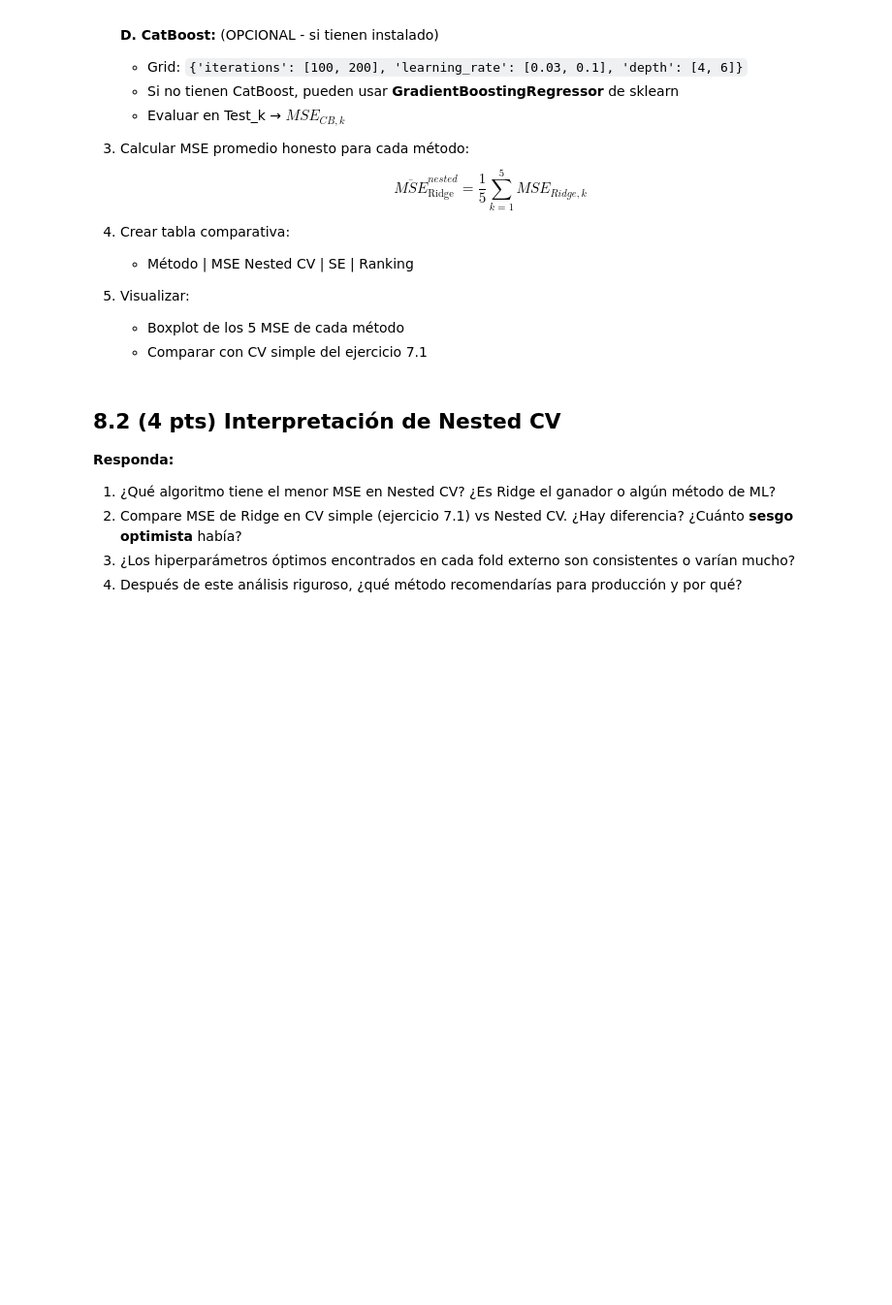
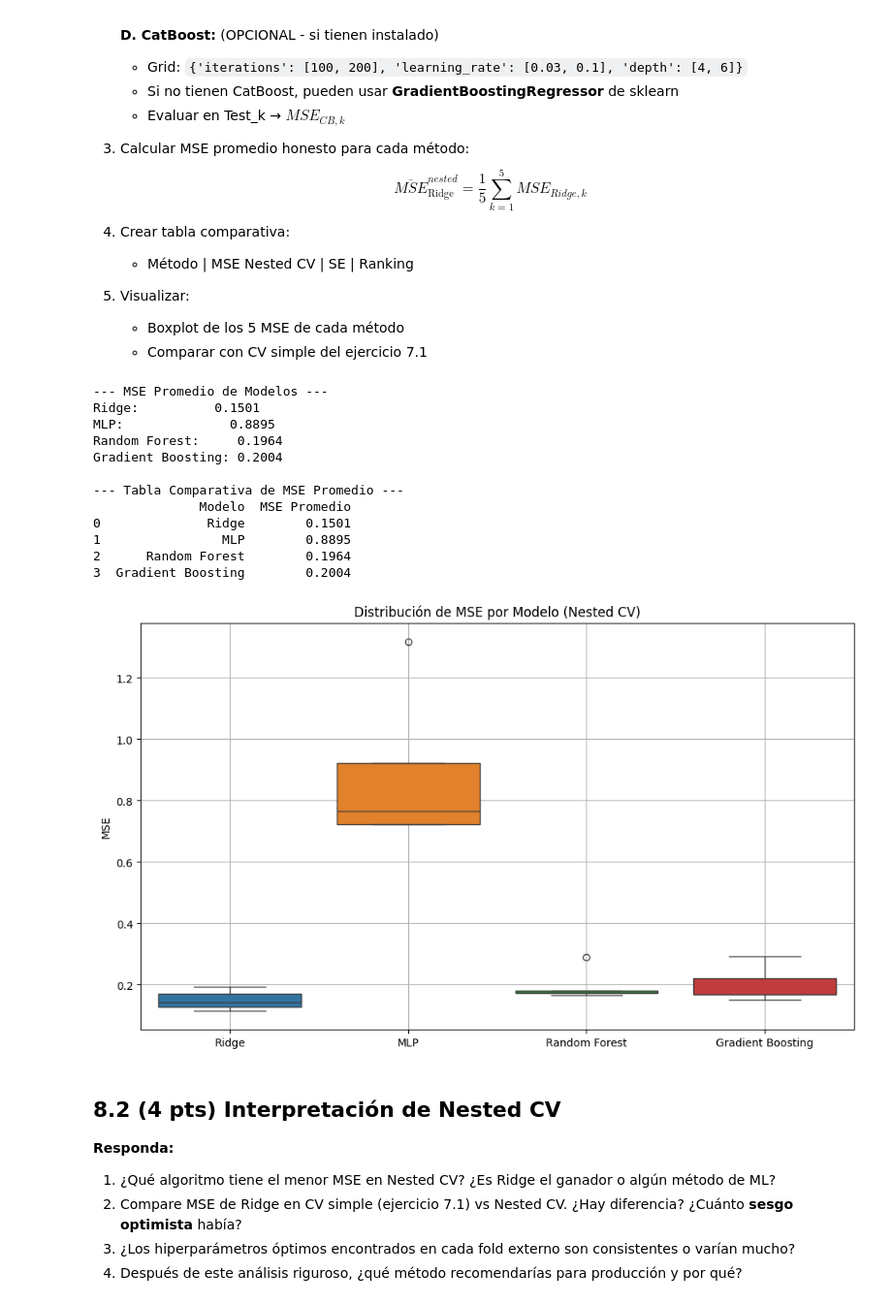
Before and after one commit to Taki3995/Tarea-2-EA, a Jupyter notebook: Tarea_2-ICD3152-2-2025.ipynb, the cells around one changed output. Shown at 97% size. Cells and saved outputs as stored; diff of their text form; code cells hidden in the pictures; blank space fills up the shorter version.

```diff
--- a/Tarea_2-ICD3152-2-2025.ipynb
+++ b/Tarea_2-ICD3152-2-2025.ipynb
@@ -1276,7 +1276,7 @@ y_full = y_target.values
 outer_cv = KFold(n_splits = 5, shuffle = True, random_state = 42)
 
 # A.Rigde
-ridge_grid = {'alpha_ridge': [0.1, 1, 10, 100, 1000]}
+ridge_grid = {'alpha': [0.1, 1, 10, 100, 1000]}
 
 # B.MLP
 mlp_grid = {
@@ -1292,7 +1292,7 @@ rf_grid = {
 
 # D.CatBoost (opcional) o Gradient Boosting
 gb_grid = {
-    'iterations': [100, 200],
+    'n_estimators': [100, 200],
     'learning_rate': [0.03, 0.1],
     'max_depth': [4, 6]
 }
@@ -1325,33 +1325,78 @@ for train_index, test_index in outer_cv.split(X_full):
     mlp_cv = GridSearchCV(mlp, mlp_grid, cv=5, scoring='neg_mean_squared_error')
     mlp_cv.fit(X_train_scaled, y_train)
     best_mlp = mlp_cv.best_estimator_
     y_pred_mlp = best_mlp.predict(X_test_scaled)
     mlp_mse = mean_squared_error(y_test, y_pred_mlp)
     mlp_list.append(mlp_mse)
 
     # C. Random Forest
     rf = RandomForestRegressor(random_state=42)
     rf_cv = GridSearchCV(rf, rf_grid, cv=5, scoring='neg_mean_squared_error')
     rf_cv.fit(X_train, y_train)  # RF no necesita estandarización
     best_rf = rf_cv.best_estimator_
     y_pred_rf = best_rf.predict(X_test)
     rf_mse = mean_squared_error(y_test, y_pred_rf)
     rf_list.append(rf_mse)
 
     # D. Gradient Boosting
     gb = GradientBoostingRegressor(random_state=42)
     gb_cv = GridSearchCV(gb, gb_grid, cv=5, scoring='neg_mean_squared_error')
     gb_cv.fit(X_train, y_train)  # GB no necesita estandarización
     best_gb = gb_cv.best_estimator_
     y_pred_gb = best_gb.predict(X_test)
     gb_mse = mean_squared_error(y_test, y_pred_gb)
     gb_list.append(gb_mse)
 
 # Paso 3: Calcular MSE
+ridge_mean_mse = np.mean(ridge_list)
+mlp_mean_mse = np.mean(mlp_list)
+rf_mean_mse = np.mean(rf_list)
+gb_mean_mse = np.mean(gb_list)
+
+print(f"\n--- MSE Promedio de Modelos ---")
+print(f"Ridge:          {ridge_mean_mse:.4f}")
+print(f"MLP:              {mlp_mean_mse:.4f}")
+print(f"Random Forest:     {rf_mean_mse:.4f}")
+print(f"Gradient Boosting: {gb_mean_mse:.4f}")
 
 # Paso 4: Tabla comparativa
+mse_df = pd.DataFrame({
+    'Modelo': ['Ridge', 'MLP', 'Random Forest', 'Gradient Boosting'],
+    'MSE Promedio': [ridge_mean_mse, mlp_mean_mse, rf_mean_mse, gb_mean_mse]
+})
+print("\n--- Tabla Comparativa de MSE Promedio ---")
+print(mse_df.round(4))
 
 # Paso 5: Visualizar
+plt.figure(figsize=(10, 6))
+
+# Boxplot de los MSE por modelo
+mse_data = pd.DataFrame({
+    'Ridge': ridge_list,
+    'MLP': mlp_list,
+    'Random Forest': rf_list,
+    'Gradient Boosting': gb_list
+})
+sns.boxplot(data=mse_data)
+plt.ylabel('MSE')
+plt.title('Distribución de MSE por Modelo (Nested CV)')
+plt.grid(True)
+plt.tight_layout()
+plt.show()
+# %% [output]
+--- MSE Promedio de Modelos ---
+Ridge:          0.1501
+MLP:              0.8895
+Random Forest:     0.1964
+Gradient Boosting: 0.2004
+
+--- Tabla Comparativa de MSE Promedio ---
+              Modelo  MSE Promedio
+0              Ridge        0.1501
+1                MLP        0.8895
+2      Random Forest        0.1964
+3  Gradient Boosting        0.2004
+[figure, added]
 # %% [markdown]
 ## 8.2 (4 pts) Interpretación de Nested CV
 
```
